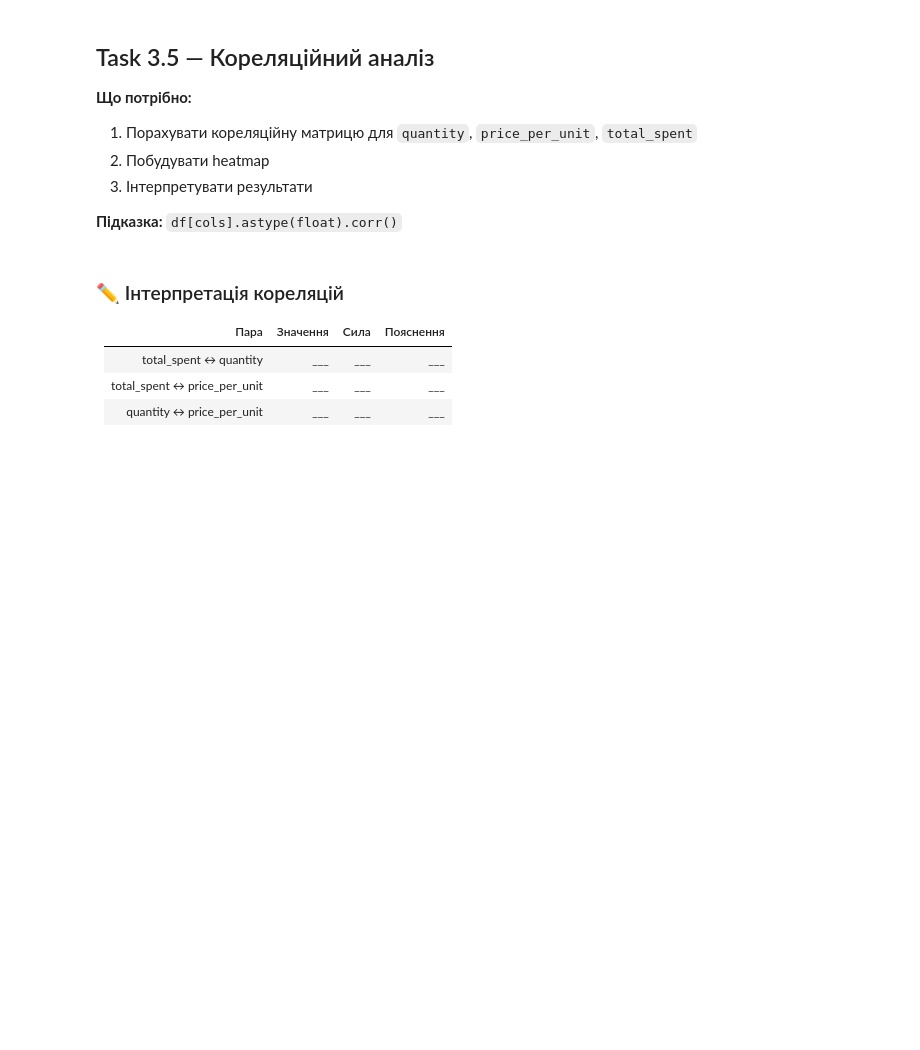
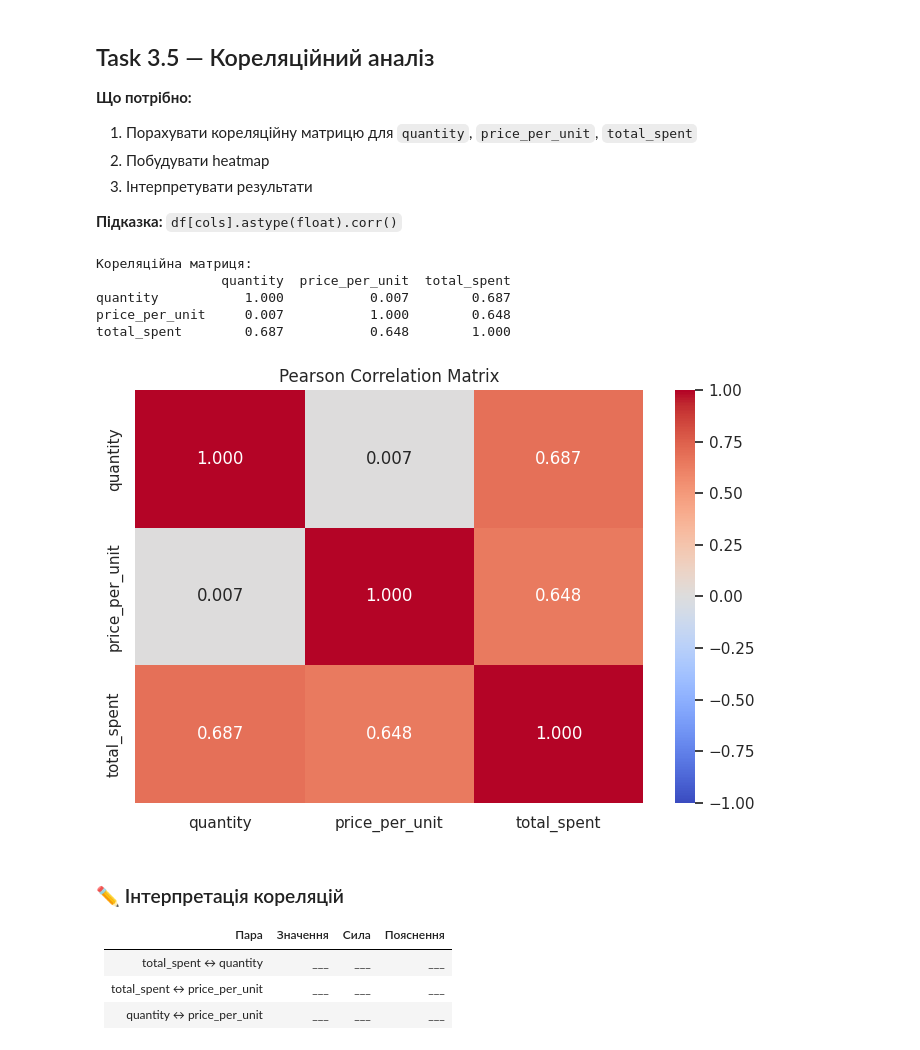
Before and after one commit to NatalieAleksandrova2026/Analysis_Cafe_Sales, a Jupyter notebook: cafe_eda_workbook_version2.ipynb, the cells around one changed output. Drawn from its saved outputs; the diff is of its cells as text; code cells hidden in the pictures; blank space fills up the shorter version.

```diff
--- a/cafe_eda_workbook_version2.ipynb
+++ b/cafe_eda_workbook_version2.ipynb
@@ -1076,21 +1076,28 @@ without any good reason.
 **Підказка:** `df[cols].astype(float).corr()`
 # %%
 corr_cols   = ['quantity', 'price_per_unit', 'total_spent']
-corr_matrix = # ВАШ КОД ТУТ
+corr_matrix = df[corr_cols].astype(float).corr() # ВАШ КОД ТУТ
 
 print('Кореляційна матриця:')
 print(corr_matrix.round(3))
 
 fig, ax = plt.subplots(figsize=(7, 5))
 
 # Heatmap кореляцій
 # Підказка: sns.heatmap(corr_matrix, annot=True, fmt='.3f', cmap='coolwarm', vmin=-1, vmax=1, ...)
 # ВАШ КОД ТУТ
-
+sns.heatmap(corr_matrix, annot=True, fmt='.3f', cmap='coolwarm', vmin=-1, vmax=1, ax=ax)
 ax.set_title('Pearson Correlation Matrix')
 plt.tight_layout()
 plt.savefig('part3_task35.png', dpi=130, bbox_inches='tight')
 plt.show()
+# %% [output]
+Кореляційна матриця:
+                quantity  price_per_unit  total_spent
+quantity           1.000           0.007        0.687
+price_per_unit     0.007           1.000        0.648
+total_spent        0.687           0.648        1.000
+[figure, added]
 # %% [markdown]
 ### ✏️ Інтерпретація кореляцій
 
```
Also changed, not shown: parts of 1 cell of this notebook.
